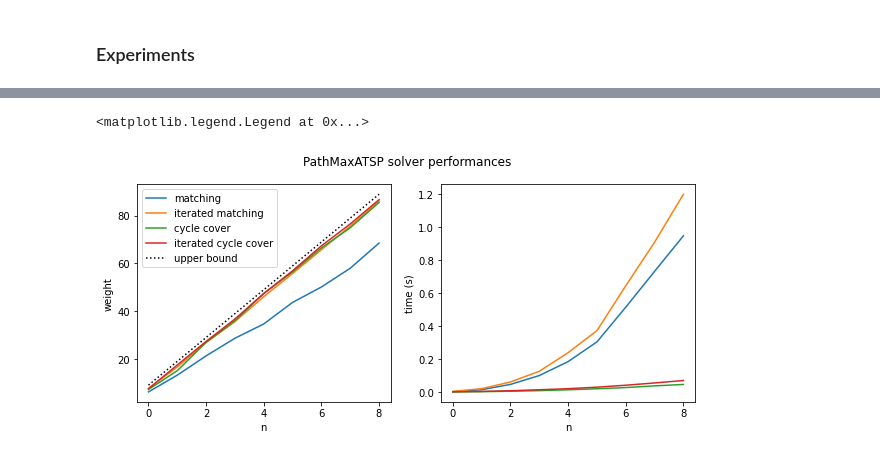
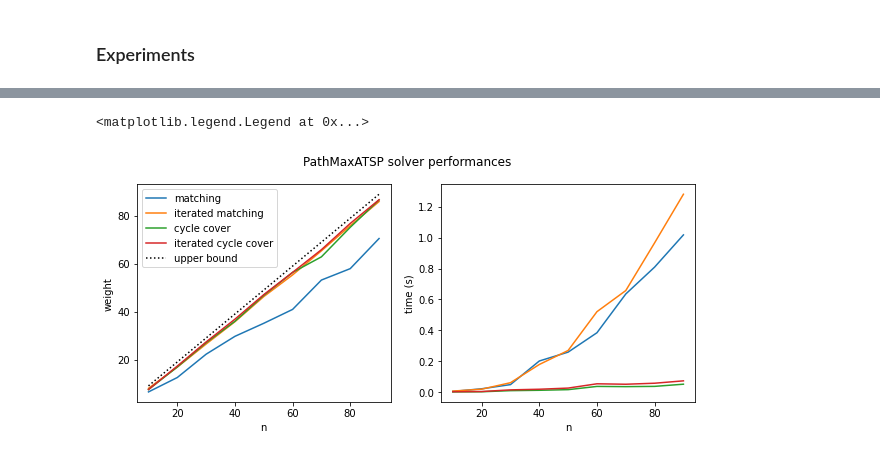
Before and after one commit to UIC-InDeXLab/news-ordering, a Jupyter notebook: news_ordering.ipynb, the cells around one changed output, grey strips where cells are left out. Drawn from its saved outputs; the diff is of its cells as text; code cells hidden in the pictures.

Commit message:
Fix x-axis values in plots

```diff
--- a/news_ordering.ipynb
+++ b/news_ordering.ipynb
@@ -335,19 +337,19 @@ for n in tqdm(n_domain):
 # %%
 # %matplotlib inline
 fig, axes = plt.subplots(1, 2, figsize=(10,4))
 fig.suptitle('PathMaxATSP solver performances')
 
-axes[0].plot(weights, label=solver_names)
-axes[0].plot([n-1 for n in n_domain], label='upper bound', color='black', linestyle=':')
+axes[0].plot(n_domain, weights, label=solver_names)
+axes[0].plot(n_domain, [n-1 for n in n_domain], label='upper bound', color='black', linestyle=':')
 axes[0].set_xlabel('n')
 axes[0].set_ylabel('weight')
 
-axes[1].plot(times)
+axes[1].plot(n_domain, times)
 axes[1].set_xlabel('n')
 axes[1].set_ylabel('time (s)')
 
 axes[0].legend()
 # axes[1].legend()
 # %% [output]
 <matplotlib.legend.Legend at 0x...>
-[figure, old version]
+[figure, new version]
```
Also changed, not shown: parts of 1 cell of this notebook.
